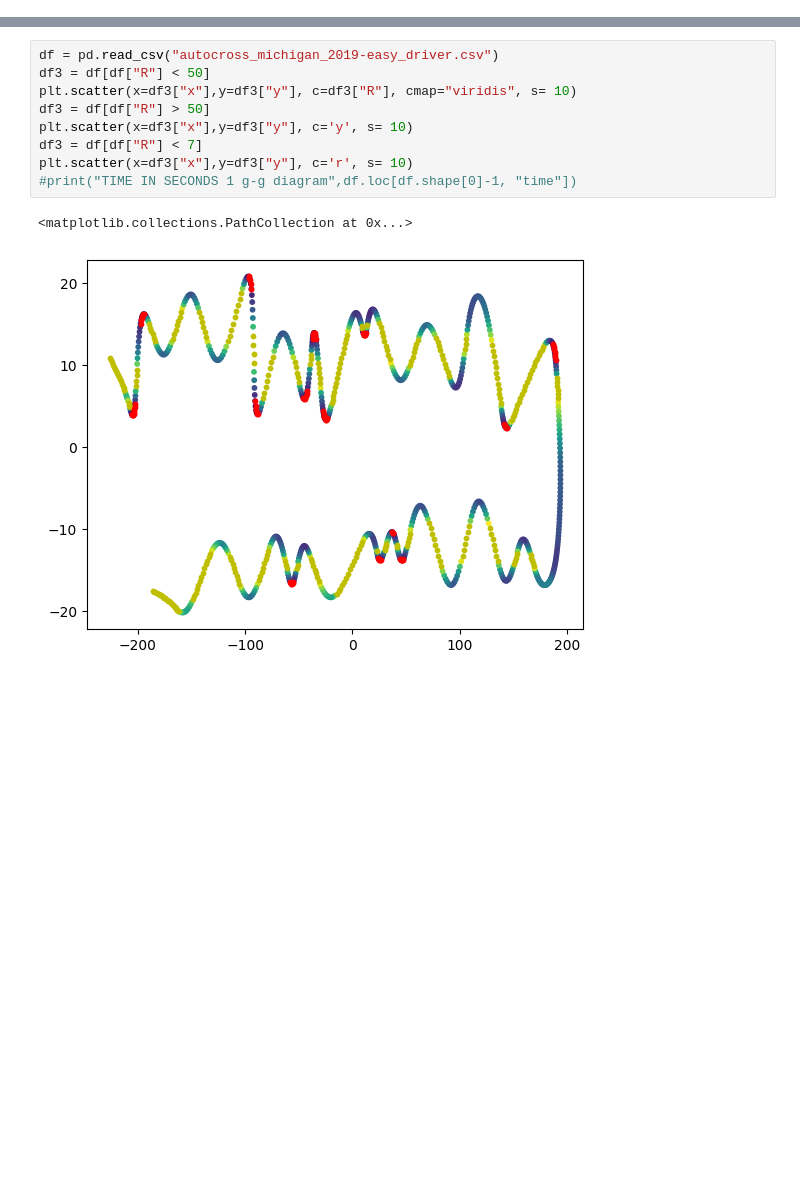
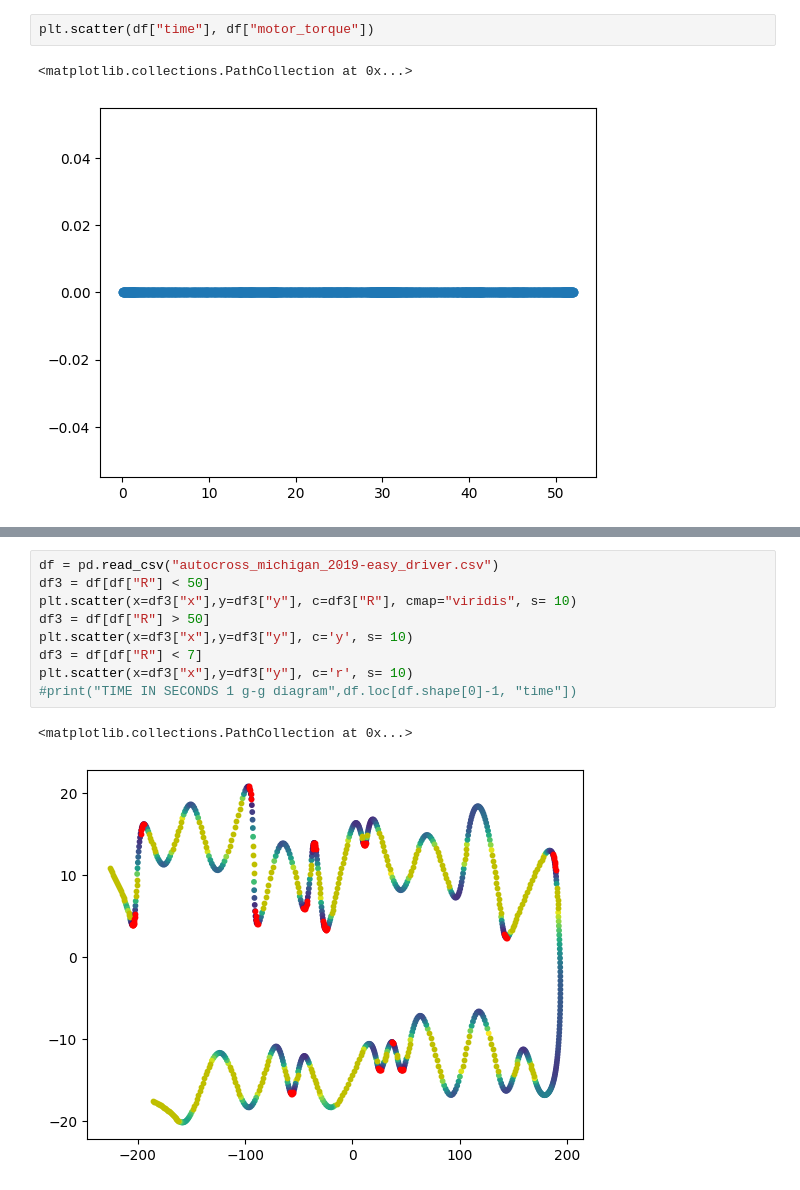
Before and after one commit to LonghornRacingElectric/jomama_lapsim, a Jupyter notebook: results/lapsim_analysis.ipynb, the cells around one changed output, grey strips where cells are left out. Drawn from its saved outputs; the diff is of its cells as text; blank space fills up the shorter version.

```diff
--- a/results/lapsim_analysis.ipynb
+++ b/results/lapsim_analysis.ipynb
@@ -17,3 +40,8 @@ plt.colorbar()
+# %%
+plt.scatter(df["time"], df["motor_torque"])
+# %% [output]
+<matplotlib.collections.PathCollection at 0x...>
+[figure, added]
 # %%
 plt.scatter(df2["R"], df2["vel"])
 plt.ylim([-10,5])
```
Also changed, not shown: parts of 12 cells of this notebook, 3 other files.
